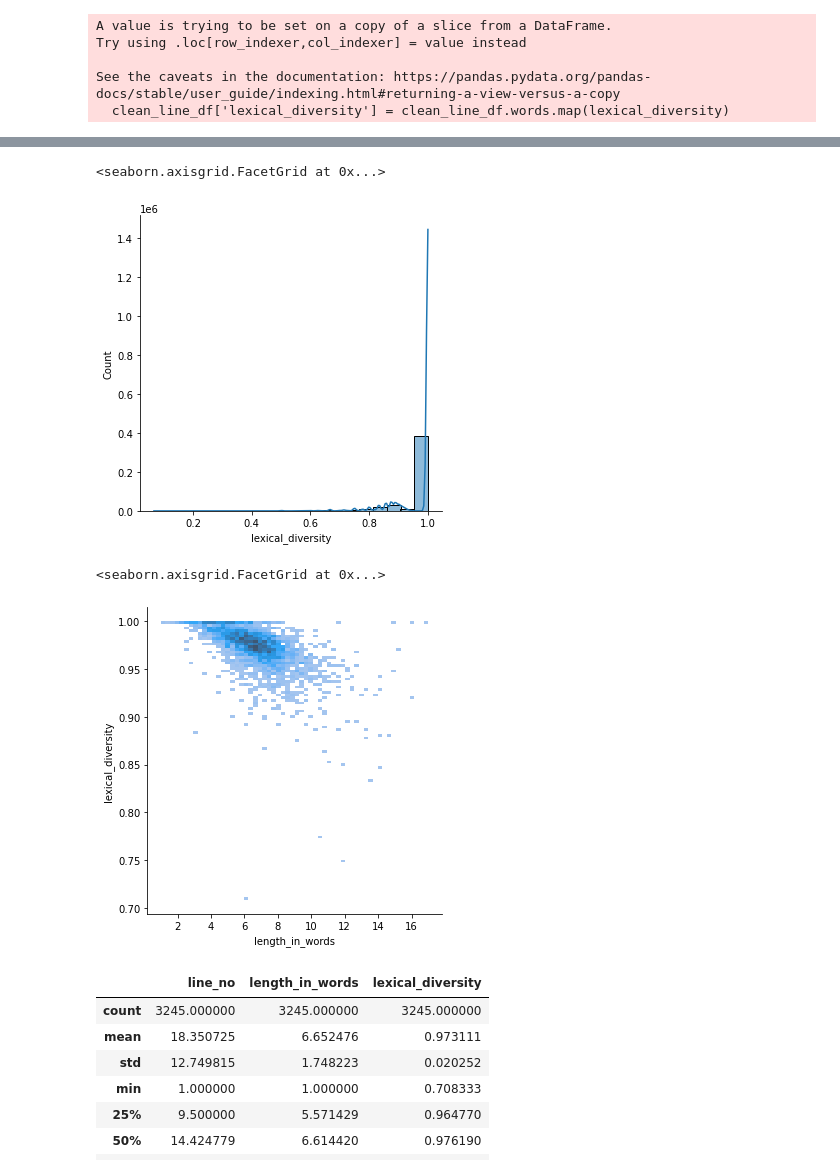
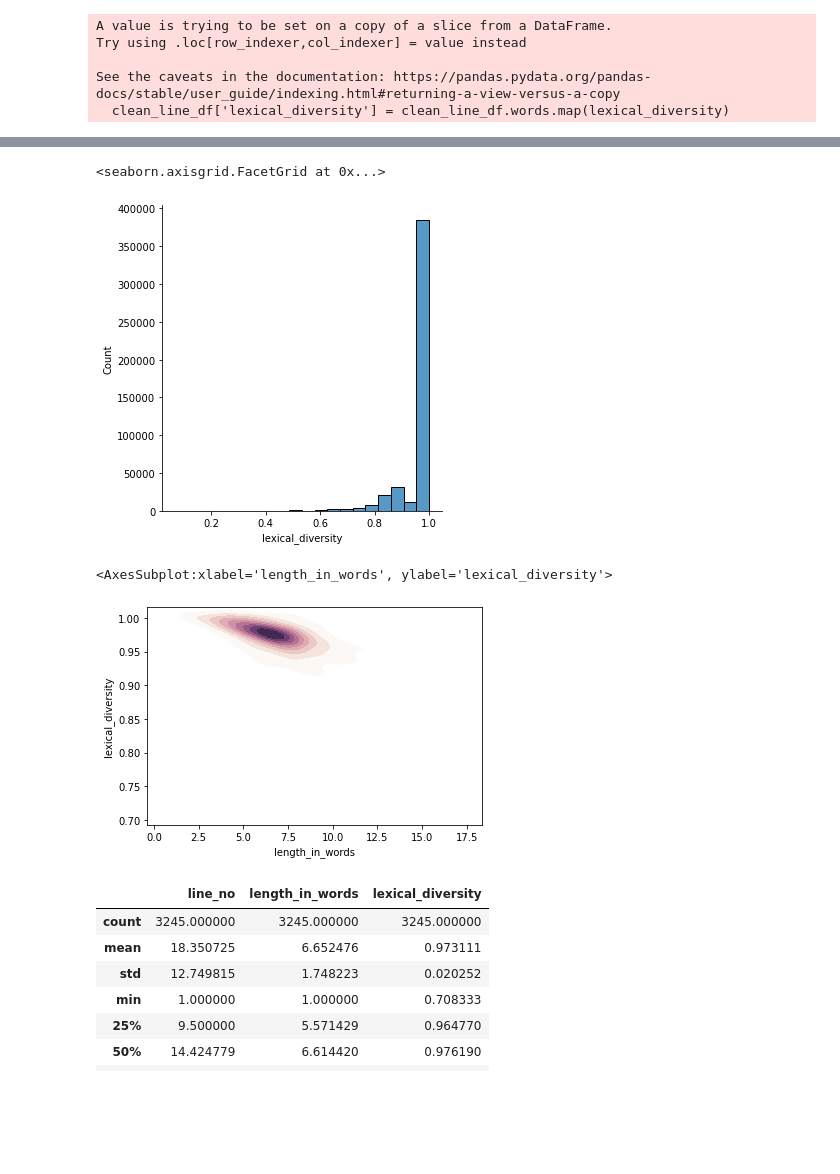
Before and after one commit to vvaynethomas/poetry_nlp, a Jupyter notebook: pp_eda_w_nltk.ipynb, the cells around one changed output, grey strips where cells are left out. Saved outputs shown, nothing was run; the diff lists cells and outputs as text; code cells hidden in the pictures; blank space fills up the shorter version.

```diff
--- a/pp_eda_w_nltk.ipynb
+++ b/pp_eda_w_nltk.ipynb
@@ -317,16 +326,17 @@ with open('clean_line_df.pkl', 'wb') as f:
 # %%
-sns.displot(data=clean_line_df, x="lexical_diversity", kde=True)
+sns.displot(data=clean_line_df, x="lexical_diversity")
 # %% [output]
 <seaborn.axisgrid.FacetGrid at 0x...>
-[figure, old version]
+[figure, new version]
 # %%
 author_line_lexical = clean_line_df.drop(['title','line','words'], axis=1).groupby('author').mean()
 # %%
-author_line_lexical.reset_index(inplace=True)
-sns.displot(data=author_line_lexical, x='length_in_words',y='lexical_diversity')
+# author_line_lexical.reset_index(inplace=True)
+cmap = sns.cubehelix_palette(light=1, as_cmap=True)
+sns.kdeplot(data=author_line_lexical, x='length_in_words',y='lexical_diversity', cmap=cmap, fill=True)
 # %% [output]
-<seaborn.axisgrid.FacetGrid at 0x...>
+<AxesSubplot:xlabel='length_in_words', ylabel='lexical_diversity'>
-[figure, old version]
+[figure, new version]
 # %%
 author_line_lexical.describe()
 # %% [output]
```
Also changed, not shown: parts of 3 cells of this notebook, 2 other files.
